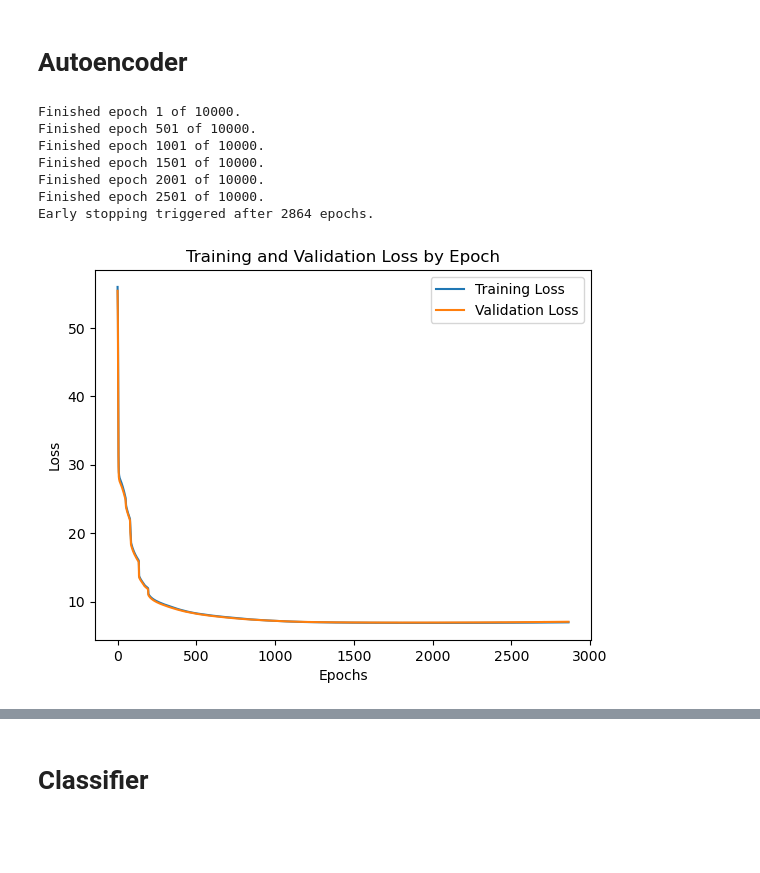
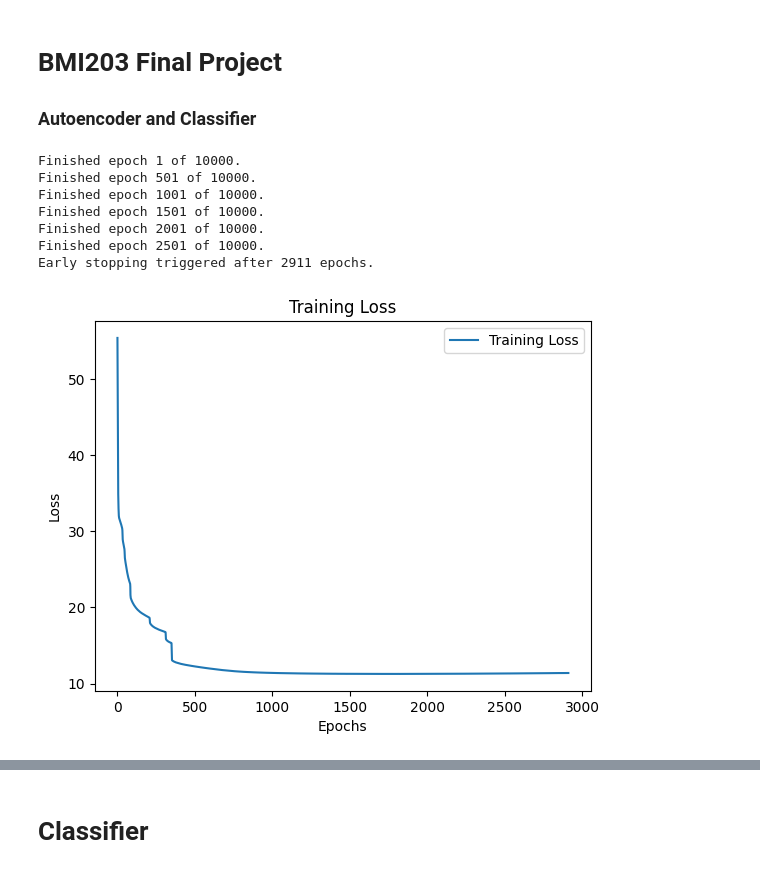
Before and after one commit to Broccolito/bmi203_final, a Jupyter notebook: test_nn.ipynb, the cells around one changed output, grey strips where cells are left out. Cells and saved outputs as stored; diff of their text form; code cells hidden in the pictures; blank space fills up the shorter version.

```diff
--- a/test_nn.ipynb
+++ b/test_nn.ipynb
@@ -1,5 +1,6 @@
 # %% [markdown]
-# Autoencoder
+# BMI203 Final Project
+### Autoencoder and Classifier
 # %%
 from sklearn.datasets import load_digits
 from sklearn.model_selection import train_test_split
@@ -21,7 +22,7 @@ nn_arch = [
 ]
 
 # Create an instance of the NeuralNetwork class with the defined architecture
-autoencoder = nn.NeuralNetwork(nn_arch=nn_arch, lr=0.00001, seed=1729, batch_size=128, epochs=10000,
+autoencoder = nn.NeuralNetwork(nn_arch=nn_arch, lr=0.00001, seed=492357816, batch_size=256, epochs=10000,
                                loss_function='mean_squared_error', leniency = 1000, progress = 500)
 # %%
 train_loss, val_loss = autoencoder.fit(X_train, X_train, X_val, X_val)
@@ -32,15 +33,14 @@ Finished epoch 1001 of 10000.
 Finished epoch 1501 of 10000.
 Finished epoch 2001 of 10000.
 Finished epoch 2501 of 10000.
-Early stopping triggered after 2864 epochs.
+Early stopping triggered after 2911 epochs.
 # %%
 # Plot the training and validation loss
 plt.plot(train_loss, label='Training Loss')
-plt.plot(val_loss, label='Validation Loss')
 plt.xlabel('Epochs')
 plt.ylabel('Loss')
-plt.title('Training and Validation Loss by Epoch')
+plt.title('Training Loss')
 plt.legend()
 plt.show()
 # %% [output]
-[figure, old version]
+[figure, new version]
```
Also changed, not shown: parts of 16 cells of this notebook, 3 other files.
